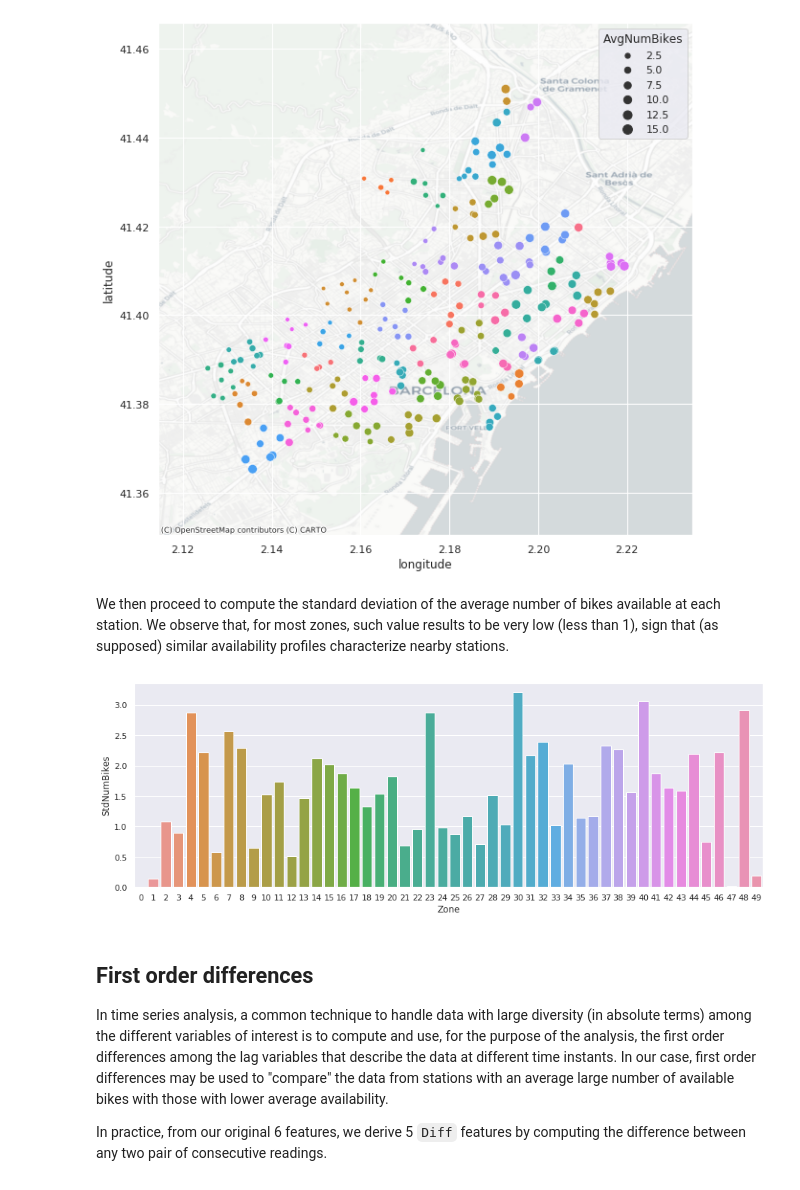
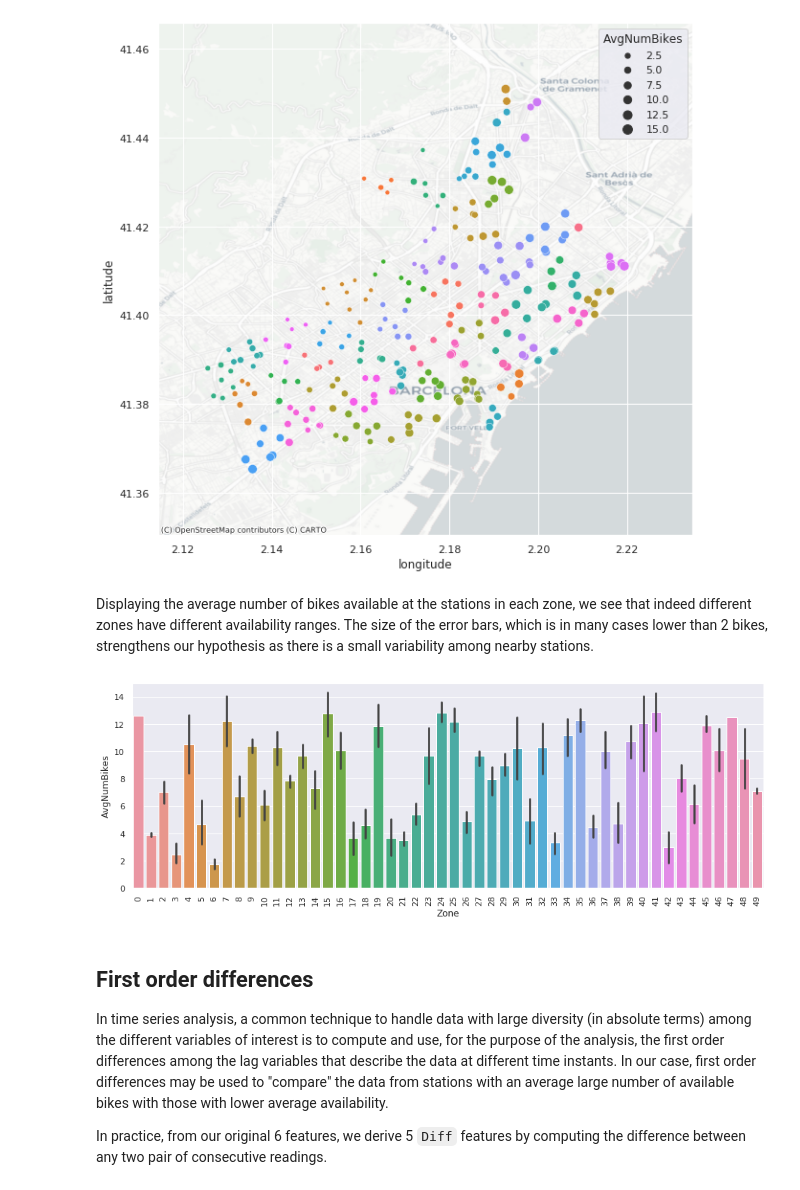
Before and after one commit to mattecora/BikeSharingAvailabilityPredictor, a Jupyter notebook: 01_data_exploration.ipynb, the cells around one changed output. Saved outputs shown, nothing was run; the diff lists cells and outputs as text; code cells hidden in the pictures.

Commit message:
Few visualizations added

```diff
--- a/01_data_exploration.ipynb
+++ b/01_data_exploration.ipynb
@@ -314,5 +325,3 @@ ax.legend(h[52:], l[52:], title="AvgNumBikes")
 cx.add_basemap(ax, crs="EPSG:4326", source=cx.providers.CartoDB.Positron);
 # %% [output]
 [figure]
-# %% [markdown]
-We then proceed to compute the standard deviation of the average number of bikes available at each station. We observe that, for most zones, such value results to be very low (less than 1), sign that (as supposed) similar availability profiles characterize nearby stations.
@@ -327,8 +328,11 @@ avgBikesPerZone2 = joinedTrainData \
+# %% [markdown]
+Displaying the average number of bikes available at the stations in each zone, we see that indeed different zones have different availability ranges. The size of the error bars, which is in many cases lower than 2 bikes, strengthens our hypothesis as there is a small variability among nearby stations.
 # %%
 fig, ax = plt.subplots(figsize=(15, 5))
-sns.barplot(data=avgBikesPerZone2, x="Zone", y="StdNumBikes", ax=ax);
+sns.barplot(data=avgBikesPerZone, x="Zone", y="AvgNumBikes", ax=ax)
+ax.set_xticklabels(labels=ax.get_xticklabels(), rotation=90);
 # %% [output]
-[figure, old version]
+[figure, new version]
 # %% [markdown]
 ## First order differences
 
```
Also changed, not shown: parts of 4 cells of this notebook.
